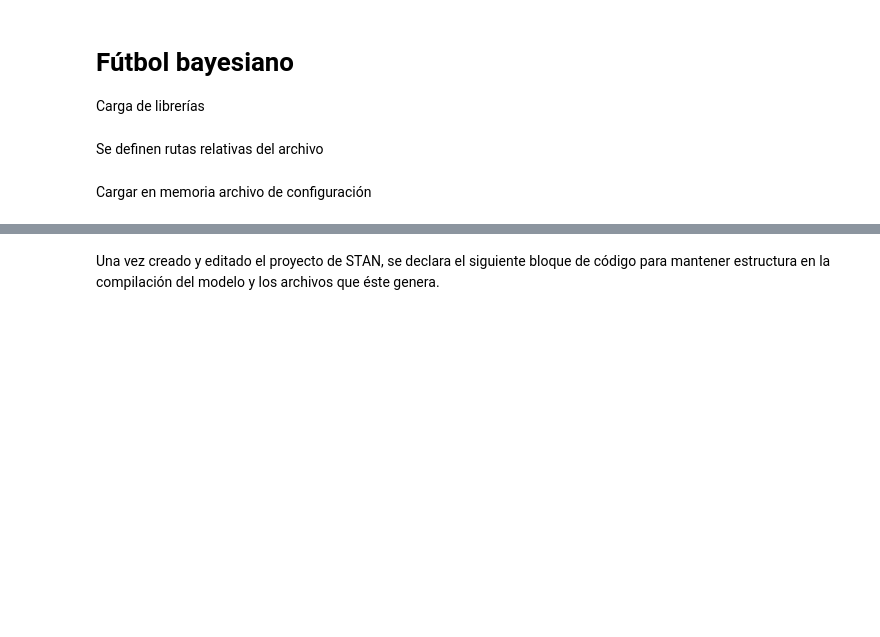
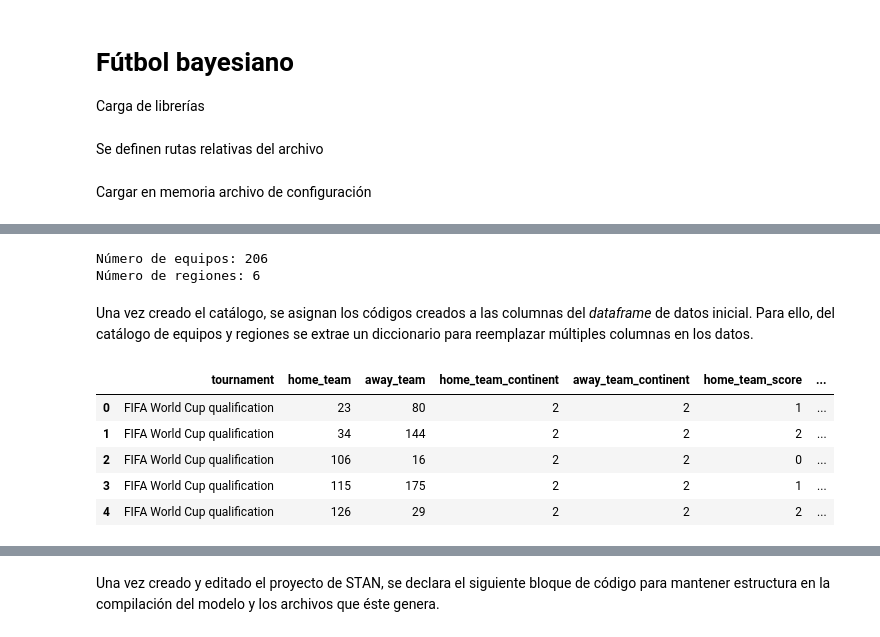
Before and after one commit to CAMM961001/futbol_bayes, a Jupyter notebook: src/jerarquico.ipynb, the cells around one changed output, grey strips where cells are left out. Cells and saved outputs as stored; diff of their text form; code cells hidden in the pictures; blank space fills up the shorter version.

```diff
--- a/src/jerarquico.ipynb
+++ b/src/jerarquico.ipynb
@@ -380,0 +77,25 @@ $$\sigma_{teams}\sim U(0,3)$$
+# %%
+home_ = (
+    df_
+    .filter(items=['home_team', 'home_team_continent'])
+    .rename(columns={'home_team':'team', 'home_team_continent':'region'}))
+
+away_ = (
+    df_
+    .filter(items=['away_team', 'away_team_continent'])
+    .rename(columns={'away_team':'team', 'away_team_continent':'region'}))
+
+cat_regiones = (
+    pd.concat((home_, away_))
+    .drop_duplicates('team')
+    .assign(
+        team = lambda df_: pd.Categorical(df_.team)
+        ,region = lambda df_: pd.Categorical(df_.region)
+        ,team_code = lambda df_: df_.team.cat.codes + 1
+        ,region_code = lambda df_: df_.region.cat.codes + 1
+    )
+    .sort_values(by='team_code')
+    .reset_index(drop=True)
+)
+
+cat_regiones.head()
@@ -381 +109,29 @@ $$\sigma_{teams}\sim U(0,3)$$
+# %%
+print(f'Número de equipos: {cat_regiones.team_code.nunique()}')
+print(f'Número de regiones: {cat_regiones.region_code.nunique()}')
+# %% [output]
+Número de equipos: 206
+Número de regiones: 6
+# %% [markdown]
+Una vez creado el catálogo, se asignan los códigos creados a las columnas del _dataframe_ de datos inicial. Para ello, del catálogo de equipos y regiones se extrae un diccionario para reemplazar múltiples columnas en los datos.
+# %%
+equipos_ = {}
+regiones_ = {}
+for row_ in range(cat_regiones.shape[0]):
+    equipos_[cat_regiones.loc[row_].team] = cat_regiones.loc[row_].team_code
+    regiones_[cat_regiones.loc[row_].region] =  cat_regiones.loc[row_].region_code
+
+df_.home_team = df_.home_team.map(equipos_)
+df_.away_team = df_.away_team.map(equipos_)
+df_.home_team_continent = df_.home_team_continent.map(regiones_)
+df_.away_team_continent = df_.away_team_continent.map(regiones_)
+
+df_.head()
+# %% [output]
+|  | tournament | home_team | away_team | home_team_continent | away_team_continent | home_team_score | ... |
+| 0 | FIFA World Cup qualification | 23 | 80 | 2 | 2 | 1 | ... |
+| 1 | FIFA World Cup qualification | 34 | 144 | 2 | 2 | 2 | ... |
+| 2 | FIFA World Cup qualification | 106 | 16 | 2 | 2 | 0 | ... |
+| 3 | FIFA World Cup qualification | 115 | 175 | 2 | 2 | 1 | ... |
+| 4 | FIFA World Cup qualification | 126 | 29 | 2 | 2 | 2 | ... |
 # %% [markdown]
```
Also changed, not shown: parts of 120 cells of this notebook, 17 other files.
